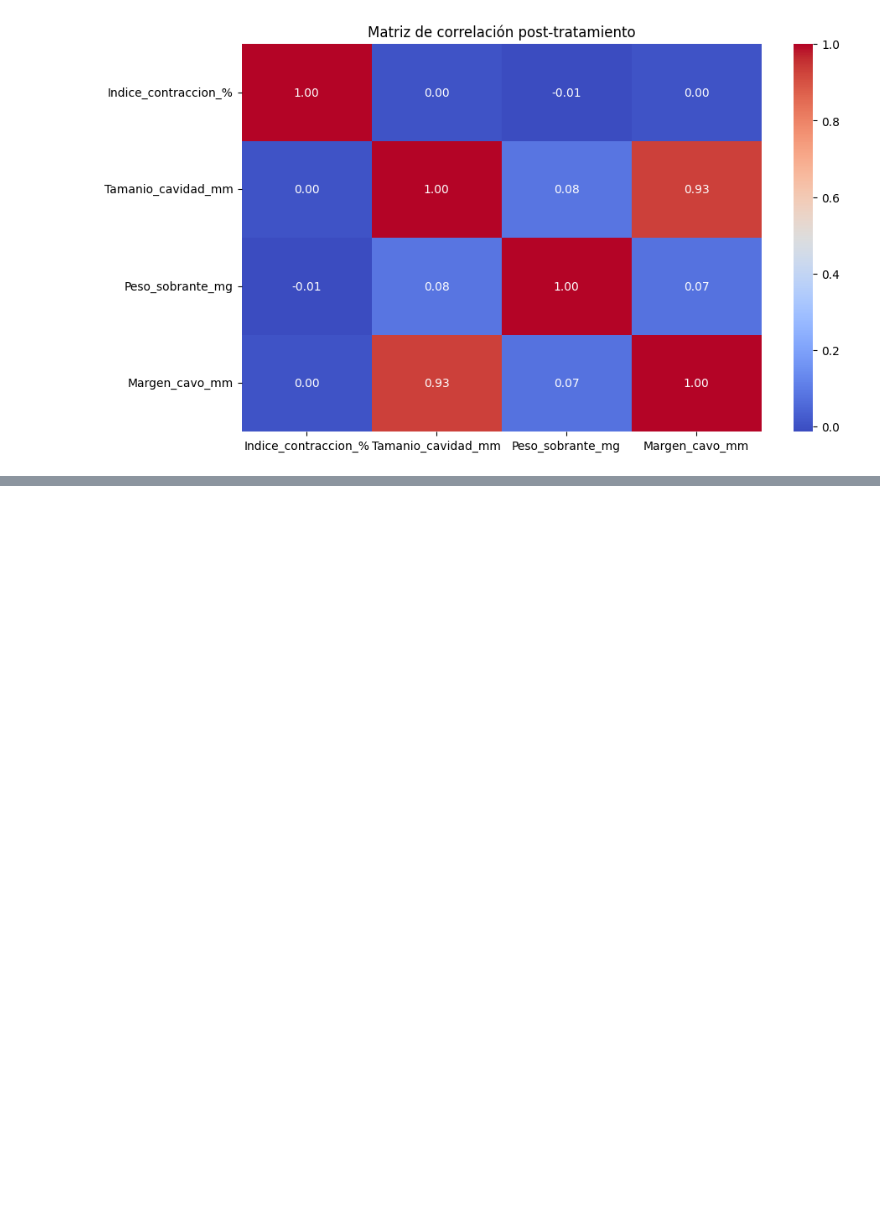
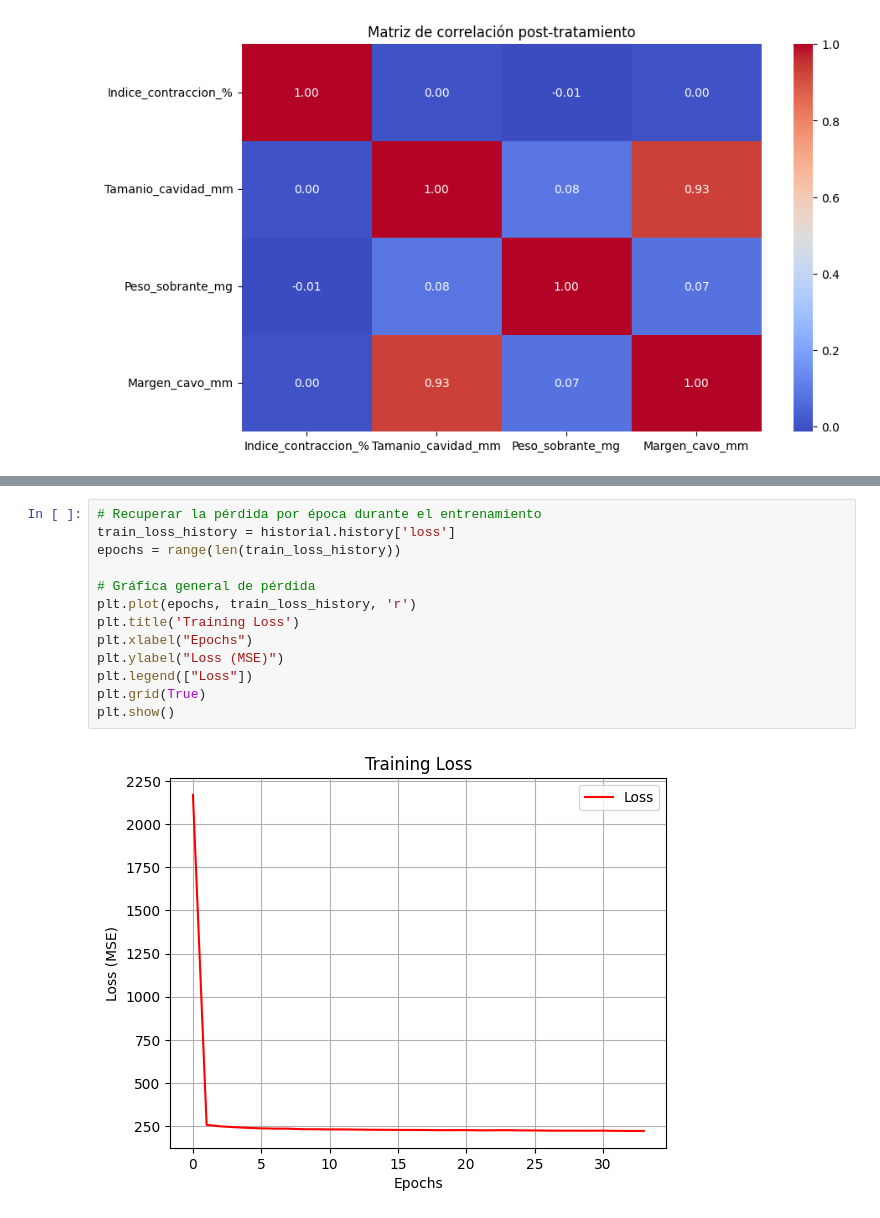
Before and after one commit to omaurtorsac/tgor, a Jupyter notebook: mlp/mlpv2.ipynb, the cells around one changed output, grey strips where cells are left out. Saved outputs shown, nothing was run; the diff lists cells and outputs as text; blank space fills up the shorter version.

```diff
--- a/mlp/mlpv2.ipynb
+++ b/mlp/mlpv2.ipynb
@@ -230,0 +242,15 @@ R²  : 0.46
+# %%
+# Recuperar la pérdida por época durante el entrenamiento
+train_loss_history = historial.history['loss']
+epochs = range(len(train_loss_history))
+
+# Gráfica general de pérdida
+plt.plot(epochs, train_loss_history, 'r')
+plt.title('Training Loss')
+plt.xlabel("Epochs")
+plt.ylabel("Loss (MSE)")
+plt.legend(["Loss"])
+plt.grid(True)
+plt.show()
+# %% [output]
+[figure, added]
```
Also changed, not shown: parts of 3 cells of this notebook, 2 other files.
